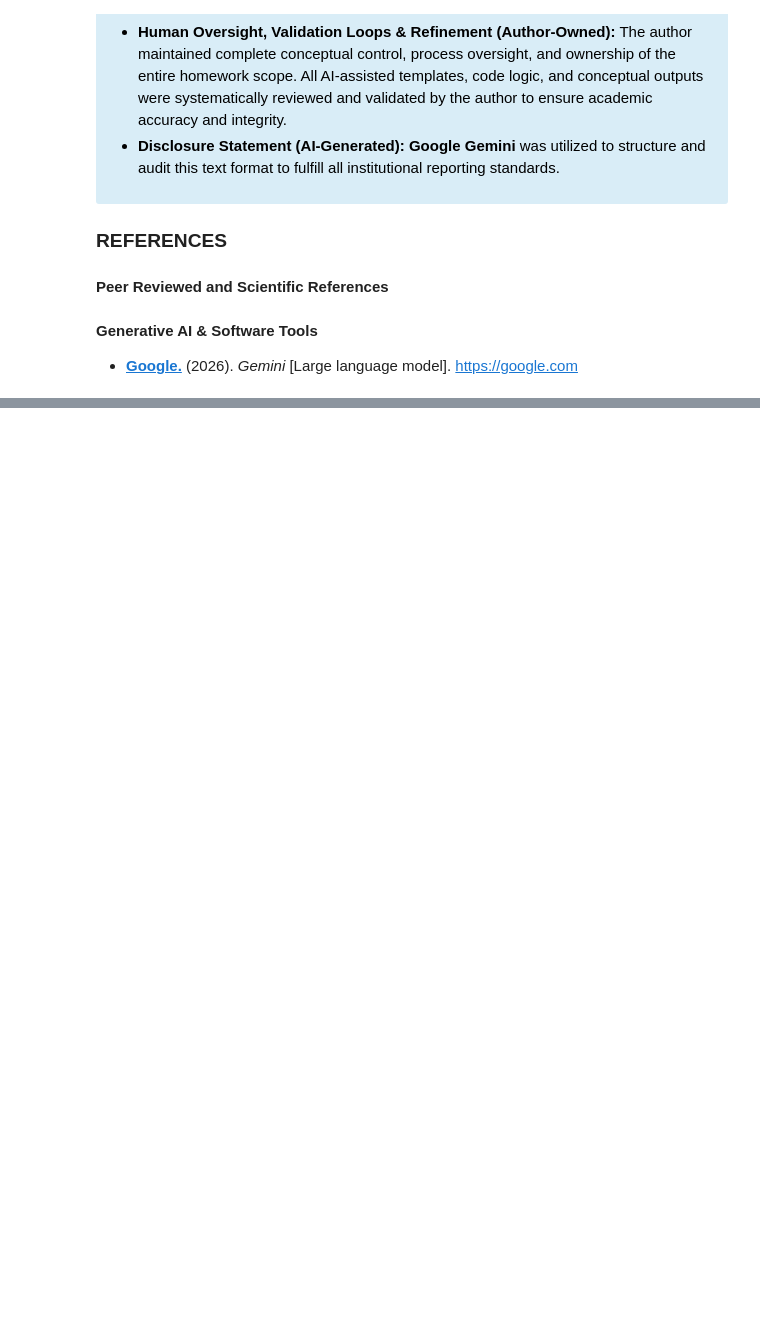
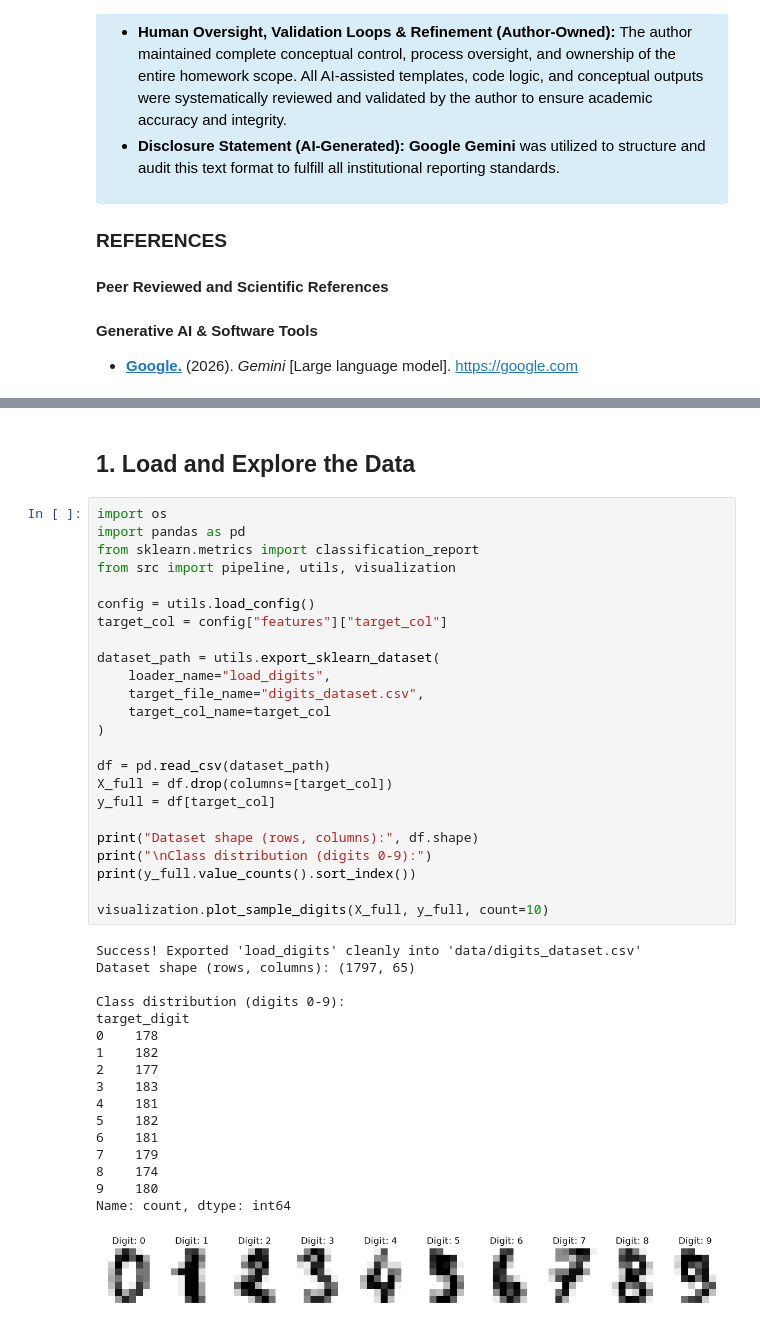
Before and after one commit to Ethereal-Mining-Company/656D632D70726F6A2D32, a Jupyter notebook: main.ipynb, the cells around one changed output, grey strips where cells are left out. Saved outputs shown, nothing was run; the diff lists cells and outputs as text; blank space fills up the shorter version.

```diff
--- a/main.ipynb
+++ b/main.ipynb
@@ -24,0 +28,44 @@ In compliance with the [**National University Student Guidelines for Generative
+# %% [markdown]
+## 1. Load and Explore the Data
+# %%
+import os
+import pandas as pd
+from sklearn.metrics import classification_report
+from src import pipeline, utils, visualization
+
+config = utils.load_config()
+target_col = config["features"]["target_col"]
+
+dataset_path = utils.export_sklearn_dataset(
+    loader_name="load_digits",
+    target_file_name="digits_dataset.csv",
+    target_col_name=target_col
+)
+
+df = pd.read_csv(dataset_path)
+X_full = df.drop(columns=[target_col])
+y_full = df[target_col]
+
+print("Dataset shape (rows, columns):", df.shape)
+print("\nClass distribution (digits 0-9):")
+print(y_full.value_counts().sort_index())
+
+visualization.plot_sample_digits(X_full, y_full, count=10)
+# %% [output]
+Success! Exported 'load_digits' cleanly into 'data/digits_dataset.csv'
+Dataset shape (rows, columns): (1797, 65)
+
+Class distribution (digits 0-9):
+target_digit
+0    178
+1    182
+2    177
+3    183
+4    181
+5    182
+6    181
+7    179
+8    174
+9    180
+Name: count, dtype: int64
+[figure, added]
```
Also changed, not shown: parts of 14 cells of this notebook, 15 other files.
